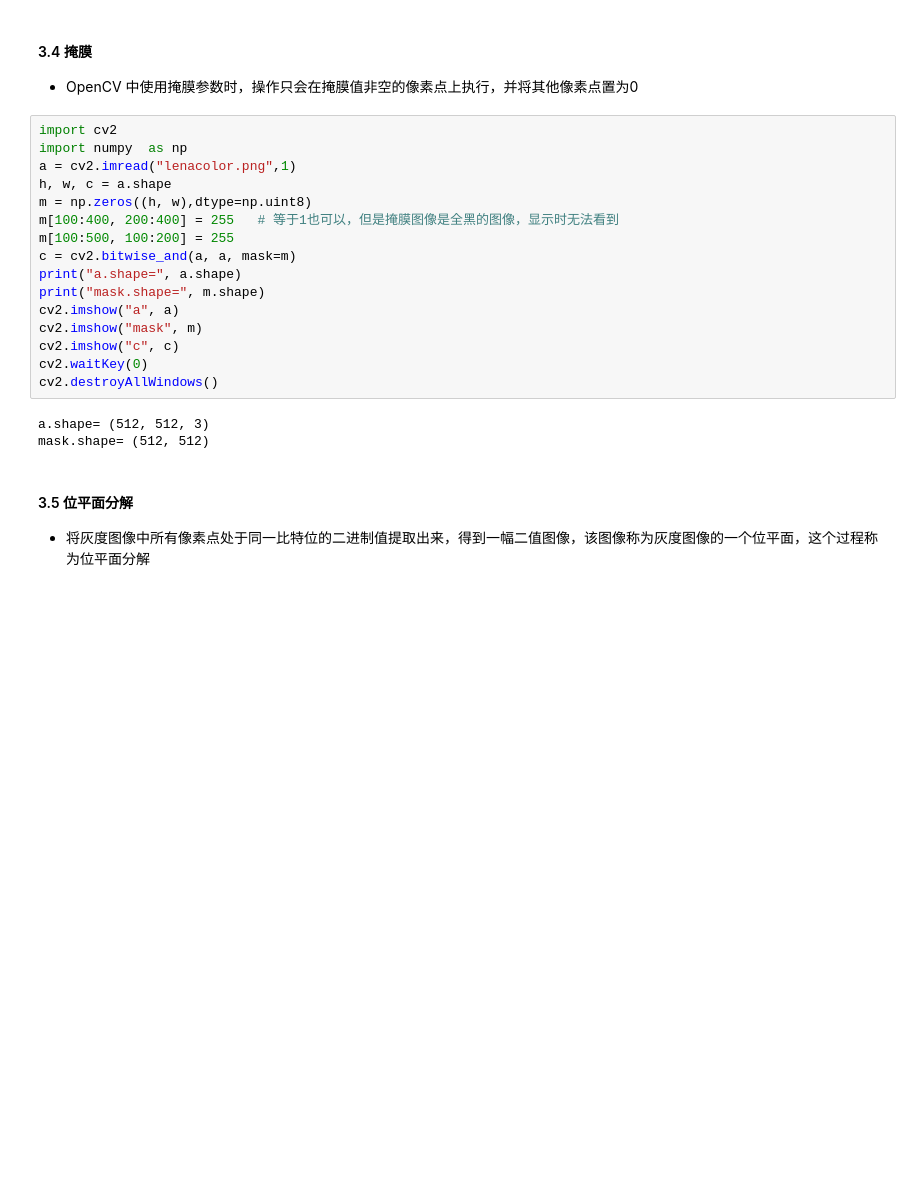
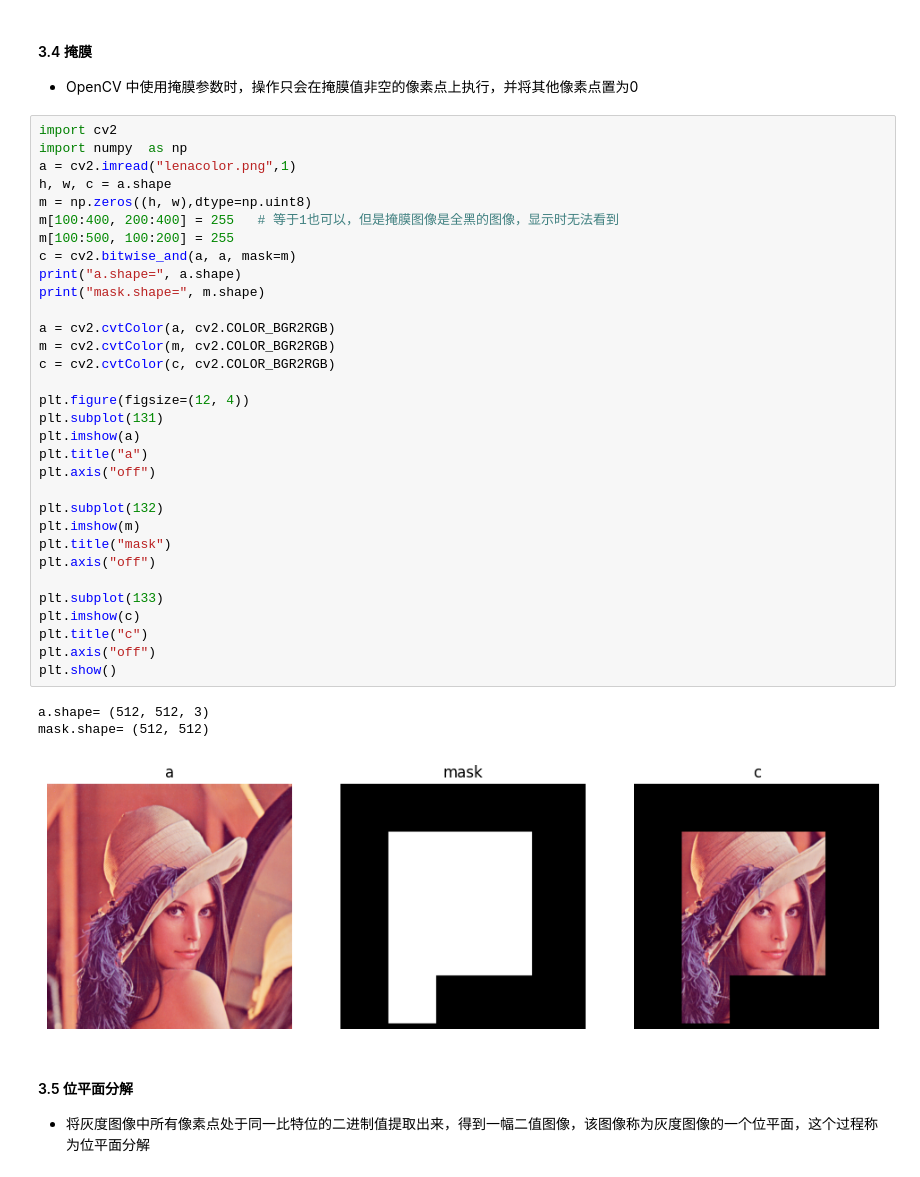
Before and after one commit to MercuryHaipeng/Getting-Started-with-OpenCV-Python-Edition-2nd-Edition-, a Jupyter notebook: Chapter 3/3-1.ipynb, the cells around one changed output. Drawn from its saved outputs; the diff is of its cells as text; blank space fills up the shorter version.

```diff
--- a/Chapter 3/3-1.ipynb
+++ b/Chapter 3/3-1.ipynb
@@ -52,22 +118,39 @@ cv2.destroyAllWindows()
 # %%
 import cv2
 import numpy  as np
 a = cv2.imread("lenacolor.png",1)
 h, w, c = a.shape
 m = np.zeros((h, w),dtype=np.uint8)
 m[100:400, 200:400] = 255   # 等于1也可以，但是掩膜图像是全黑的图像，显示时无法看到
 m[100:500, 100:200] = 255
 c = cv2.bitwise_and(a, a, mask=m)
 print("a.shape=", a.shape)
 print("mask.shape=", m.shape)
-cv2.imshow("a", a)
-cv2.imshow("mask", m)
-cv2.imshow("c", c)
-cv2.waitKey(0)
-cv2.destroyAllWindows()
+
+a = cv2.cvtColor(a, cv2.COLOR_BGR2RGB)
+m = cv2.cvtColor(m, cv2.COLOR_BGR2RGB)
+c = cv2.cvtColor(c, cv2.COLOR_BGR2RGB)
+
+plt.figure(figsize=(12, 4))
+plt.subplot(131)
+plt.imshow(a)
+plt.title("a")
+plt.axis("off")
+
+plt.subplot(132)
+plt.imshow(m)
+plt.title("mask")
+plt.axis("off")
+
+plt.subplot(133)
+plt.imshow(c)
+plt.title("c")
+plt.axis("off")
+plt.show()
 # %% [output]
 a.shape= (512, 512, 3)
 mask.shape= (512, 512)
+[figure, added]
 # %% [markdown]
 #### 3.5 位平面分解
 - 将灰度图像中所有像素点处于同一比特位的二进制值提取出来，得到一幅二值图像，该图像称为灰度图像的一个位平面，这个过程称为位平面分解
```
Also changed, not shown: parts of 8 cells of this notebook, 5 other files.
